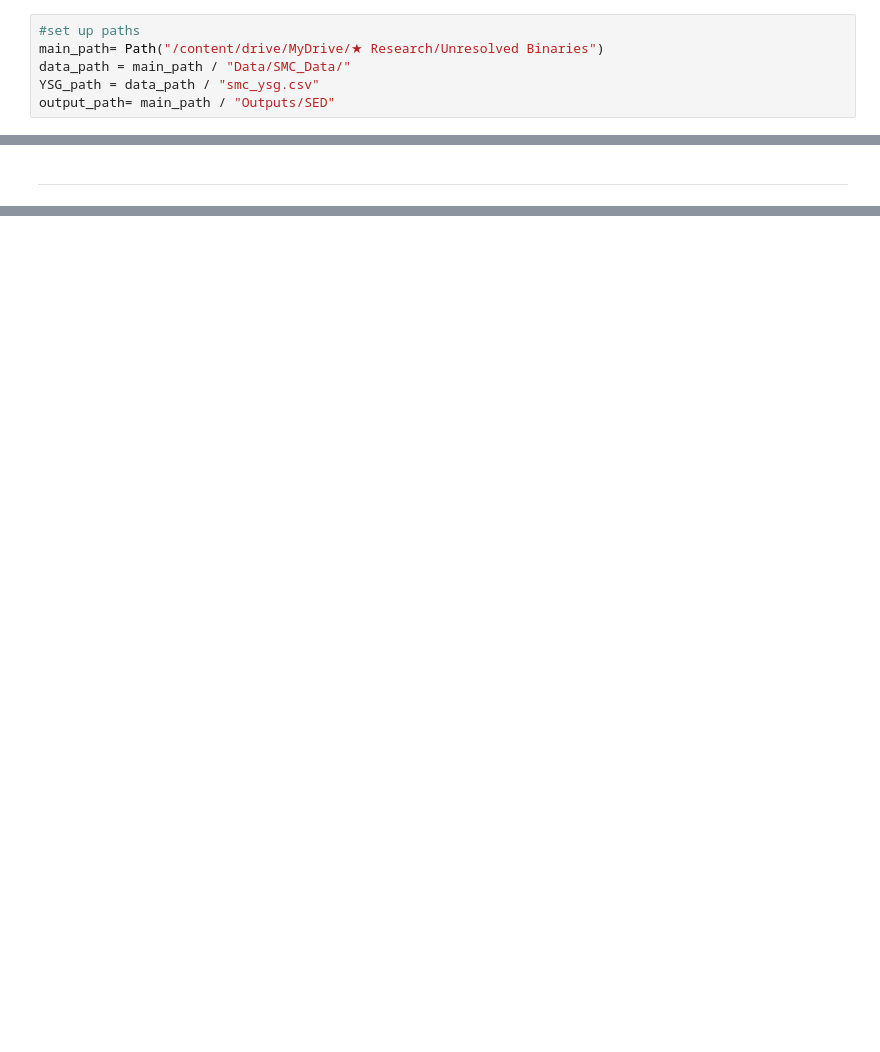
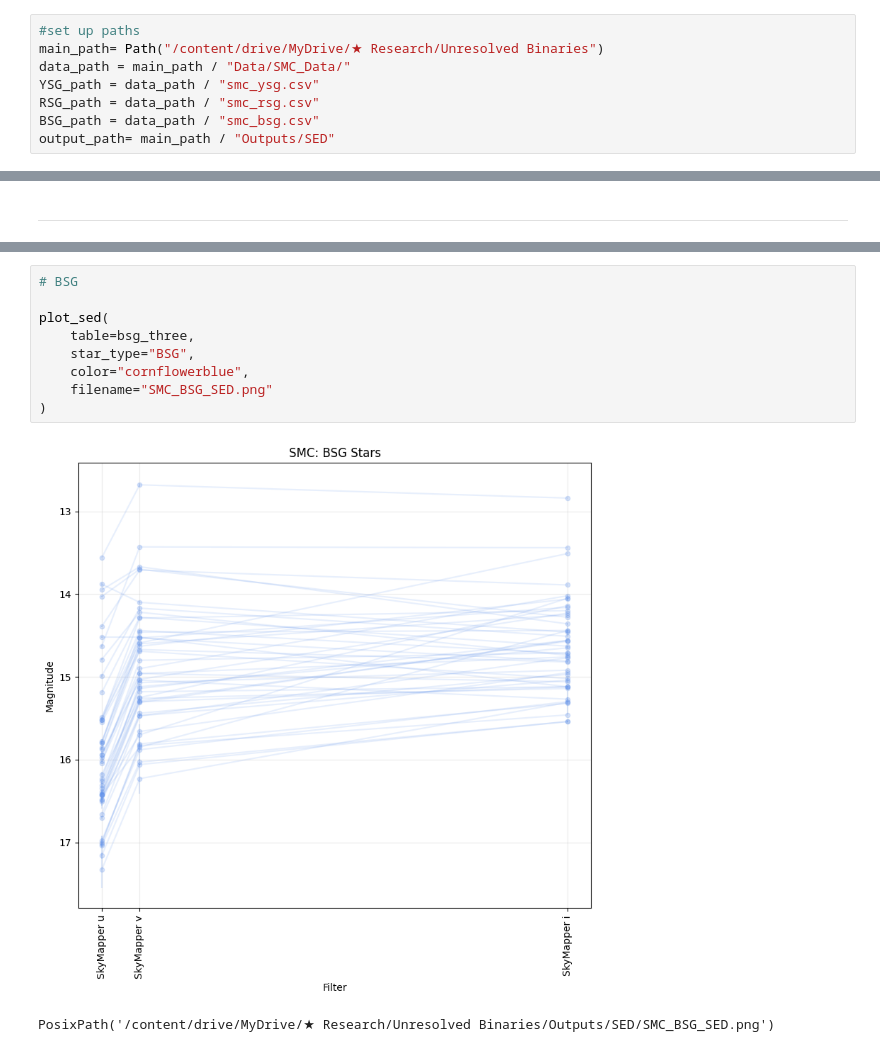
Before and after one commit to LuxTenebriis/SMC_SED, a Jupyter notebook: Lux_SMC_SED_project.ipynb, the cells around one changed output, grey strips where cells are left out. Cells and saved outputs as stored; diff of their text form; blank space fills up the shorter version.

```diff
--- a/Lux_SMC_SED_project.ipynb
+++ b/Lux_SMC_SED_project.ipynb
@@ -35,6 +35,8 @@ Drive already mounted at /content/drive; to attempt to forcibly remount, call dr
 main_path= Path("/content/drive/MyDrive/★ Research/Unresolved Binaries")
 data_path = main_path / "Data/SMC_Data/"
 YSG_path = data_path / "smc_ysg.csv"
+RSG_path = data_path / "smc_rsg.csv"
+BSG_path = data_path / "smc_bsg.csv"
 output_path= main_path / "Outputs/SED"
 # %%
 # define column names
@@ -185,0 +430,12 @@ NameError: name 'filename' is not defined
+# %%
+# BSG
+
+plot_sed(
+    table=bsg_three,
+    star_type="BSG",
+    color="cornflowerblue",
+    filename="SMC_BSG_SED.png"
+)
+# %% [output]
+[figure, added]
+PosixPath('/content/drive/MyDrive/★ Research/Unresolved Binaries/Outputs/SED/SMC_BSG_SED.png')
```
Also changed, not shown: parts of 14 cells of this notebook.
